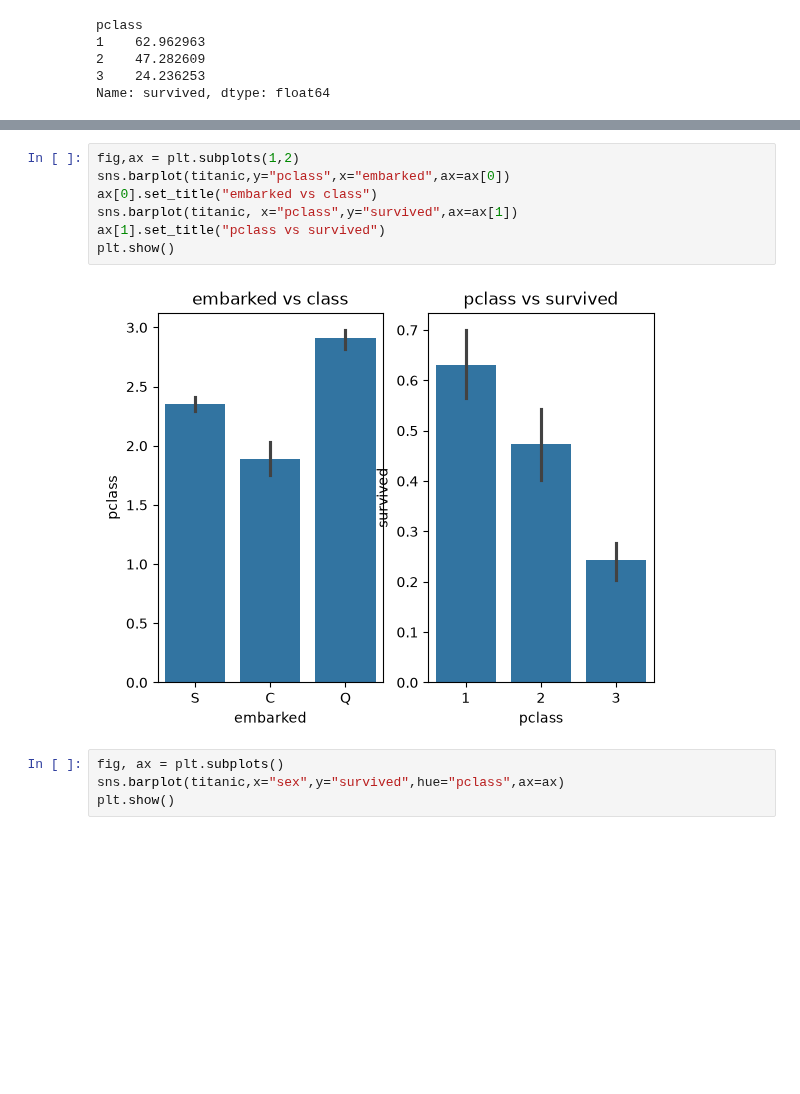
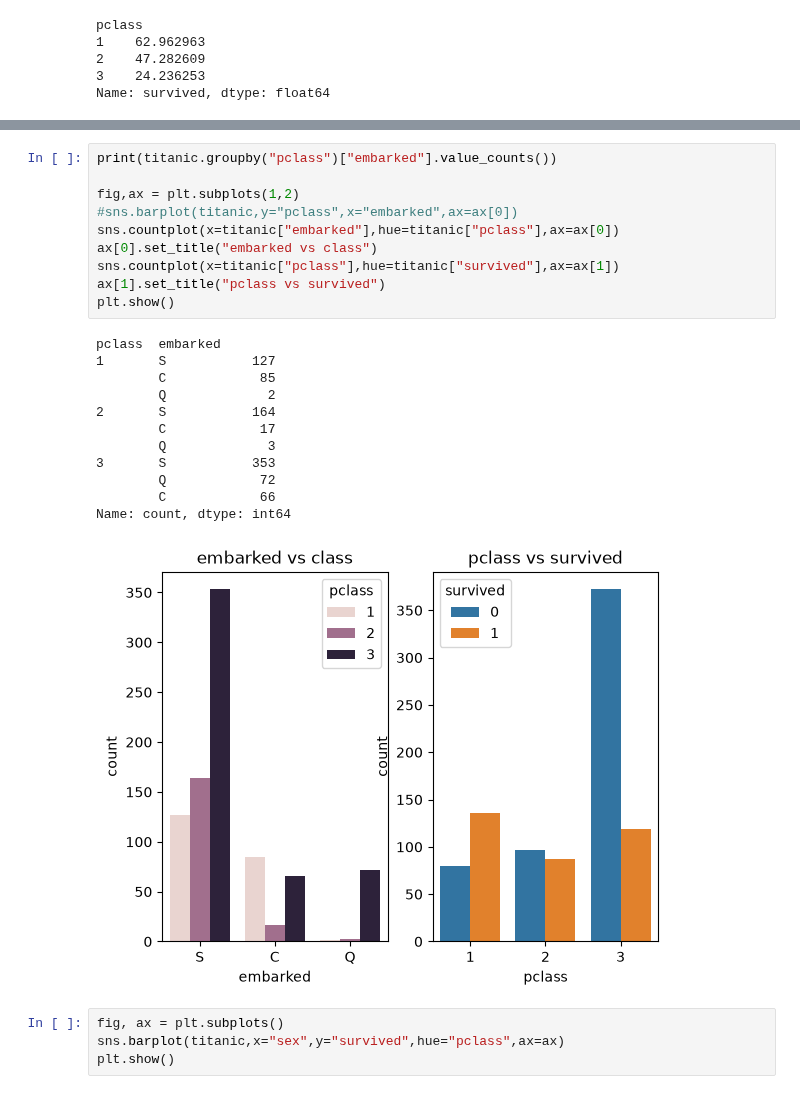
Before and after one commit to Flavs345009/ml-course, a Jupyter notebook: workspace/proyecto_titanic.ipynb, the cells around one changed output, grey strips where cells are left out. Saved outputs shown, nothing was run; the diff lists cells and outputs as text; blank space fills up the shorter version.

```diff
--- a/workspace/proyecto_titanic.ipynb
+++ b/workspace/proyecto_titanic.ipynb
@@ -191,12 +192,26 @@ plt.show()
 # %%
+print(titanic.groupby("pclass")["embarked"].value_counts())
+
 fig,ax = plt.subplots(1,2)
-sns.barplot(titanic,y="pclass",x="embarked",ax=ax[0])
+#sns.barplot(titanic,y="pclass",x="embarked",ax=ax[0])
+sns.countplot(x=titanic["embarked"],hue=titanic["pclass"],ax=ax[0])
 ax[0].set_title("embarked vs class")
-sns.barplot(titanic, x="pclass",y="survived",ax=ax[1])
+sns.countplot(x=titanic["pclass"],hue=titanic["survived"],ax=ax[1])
 ax[1].set_title("pclass vs survived")
 plt.show()
 # %% [output]
+pclass  embarked
+1       S           127
+        C            85
+        Q             2
+2       S           164
+        C            17
+        Q             3
+3       S           353
+        Q            72
+        C            66
+Name: count, dtype: int64
-[figure, old version]
+[figure, new version]
 # %%
 fig, ax = plt.subplots()
 sns.barplot(titanic,x="sex",y="survived",hue="pclass",ax=ax)
```
Also changed, not shown: parts of 15 cells of this notebook, 1 other file.
